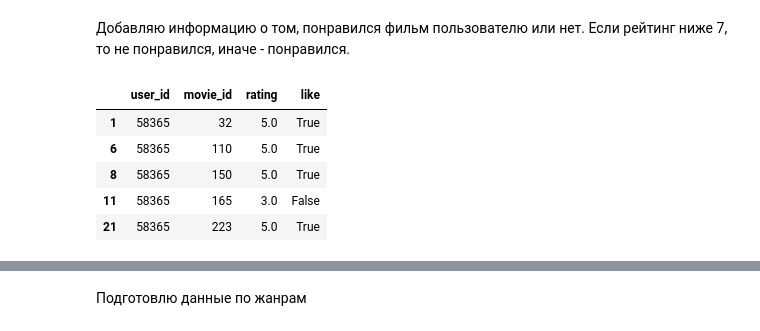
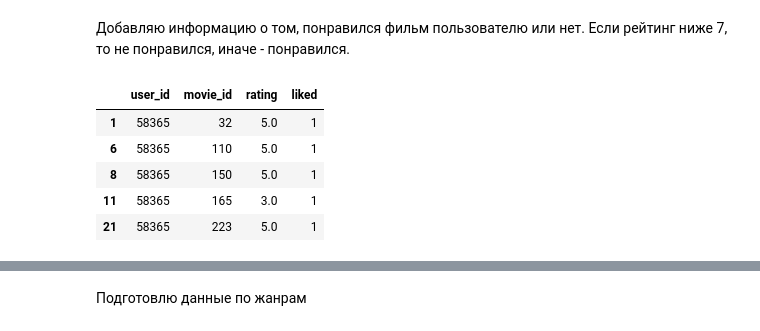
Before and after one commit to inozemtseviv/moodstream-ml, a Jupyter notebook: MoodStream_PREP.ipynb, the cells around one changed output, grey strips where cells are left out. Saved outputs shown, nothing was run; the diff lists cells and outputs as text; code cells hidden in the pictures.

```diff
--- a/MoodStream_PREP.ipynb
+++ b/MoodStream_PREP.ipynb
@@ -239,6 +239,10 @@ movie_df.head(5)
 | 2 | https://m.media-amazon.com/images... | The Dark Knight | 2008 | 9.0 | 58559 | drama,action,crime,thriller |
 | 4 | https://m.media-amazon.com/images... | The Godfather: Part II | 1974 | 9.0 | 1221 | drama,crime |
 | 5 | https://m.media-amazon.com/images... | 12 Angry Men | 1957 | 9.0 | 1203 | drama |
+# %%
+# Создаю item_id для работы модели
+movie_df = movie_df.reset_index(drop=True)
+movie_df['item_id'] = movie_df.index
 # %% [markdown]
 Отфильтрую датафрейм с отзывами по оставшимся фильмам
 # %%
@@ -267,12 +271,12 @@ rating_df.head(5)
 # %% [markdown]
 Добавляю информацию о том, понравился фильм пользователю или нет. Если рейтинг ниже 7, то не понравился, иначе - понравился.
 # %%
-rating_df['like'] = rating_df['rating'] >= 3.5
+rating_df['liked'] = rating_df['rating'].apply(lambda x: 1 if x >= 3 else 0)
 rating_df.head(5)
 # %% [output]
-|  | user_id | movie_id | rating | like |
-| 1 | 58365 | 32 | 5.0 | True |
-| 6 | 58365 | 110 | 5.0 | True |
-| 8 | 58365 | 150 | 5.0 | True |
-| 11 | 58365 | 165 | 3.0 | False |
-| 21 | 58365 | 223 | 5.0 | True |
+|  | user_id | movie_id | rating | liked |
+| 1 | 58365 | 32 | 5.0 | 1 |
+| 6 | 58365 | 110 | 5.0 | 1 |
+| 8 | 58365 | 150 | 5.0 | 1 |
+| 11 | 58365 | 165 | 3.0 | 1 |
+| 21 | 58365 | 223 | 5.0 | 1 |
```
Also changed, not shown: parts of 20 cells of this notebook, 7 other files.
